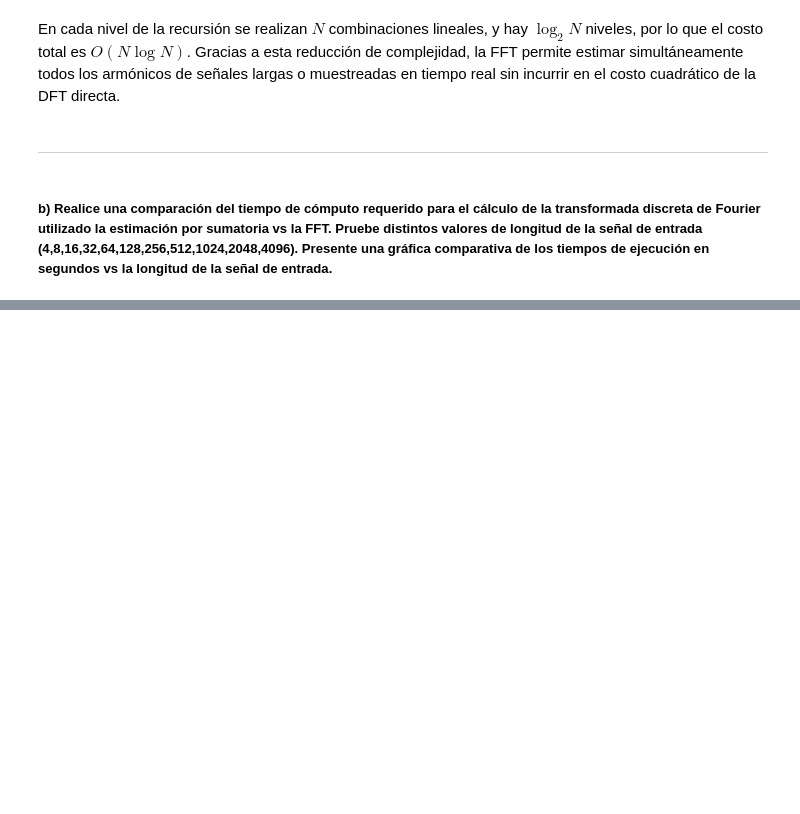
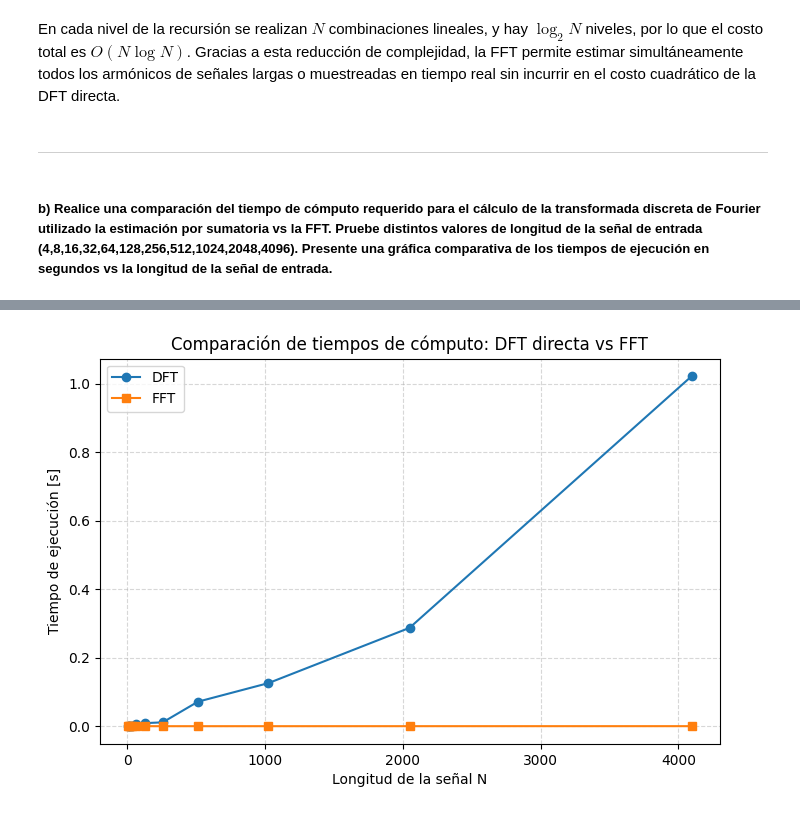
Before and after one commit to AlmondSund/SyS_2025_2, a Jupyter notebook: Analisis_SyS/Taller/Taller2_SyS.ipynb, the cells around one changed output, grey strips where cells are left out. Saved outputs shown, nothing was run; the diff lists cells and outputs as text; code cells hidden in the pictures; blank space fills up the shorter version.

```diff
--- a/Analisis_SyS/Taller/Taller2_SyS.ipynb
+++ b/Analisis_SyS/Taller/Taller2_SyS.ipynb
@@ -118,0 +175,12 @@ En cada nivel de la recursión se realizan $N$ combinaciones lineales, y hay $\l
+# %%
+plt.figure(figsize=(8, 5))
+plt.plot(results_df['Longitud N'], results_df['Tiempo DFT [s]'], 'o-', label='DFT')
+plt.plot(results_df['Longitud N'], results_df['Tiempo FFT [s]'], 's-', label='FFT')
+plt.xlabel('Longitud de la señal N')
+plt.ylabel('Tiempo de ejecución [s]')
+plt.title('Comparación de tiempos de cómputo: DFT directa vs FFT')
+plt.grid(True, which='both', ls='--', alpha=0.5)
+plt.legend()
+plt.show()
+# %% [output]
+[figure, added]
```
Also changed, not shown: parts of 3 cells of this notebook.
